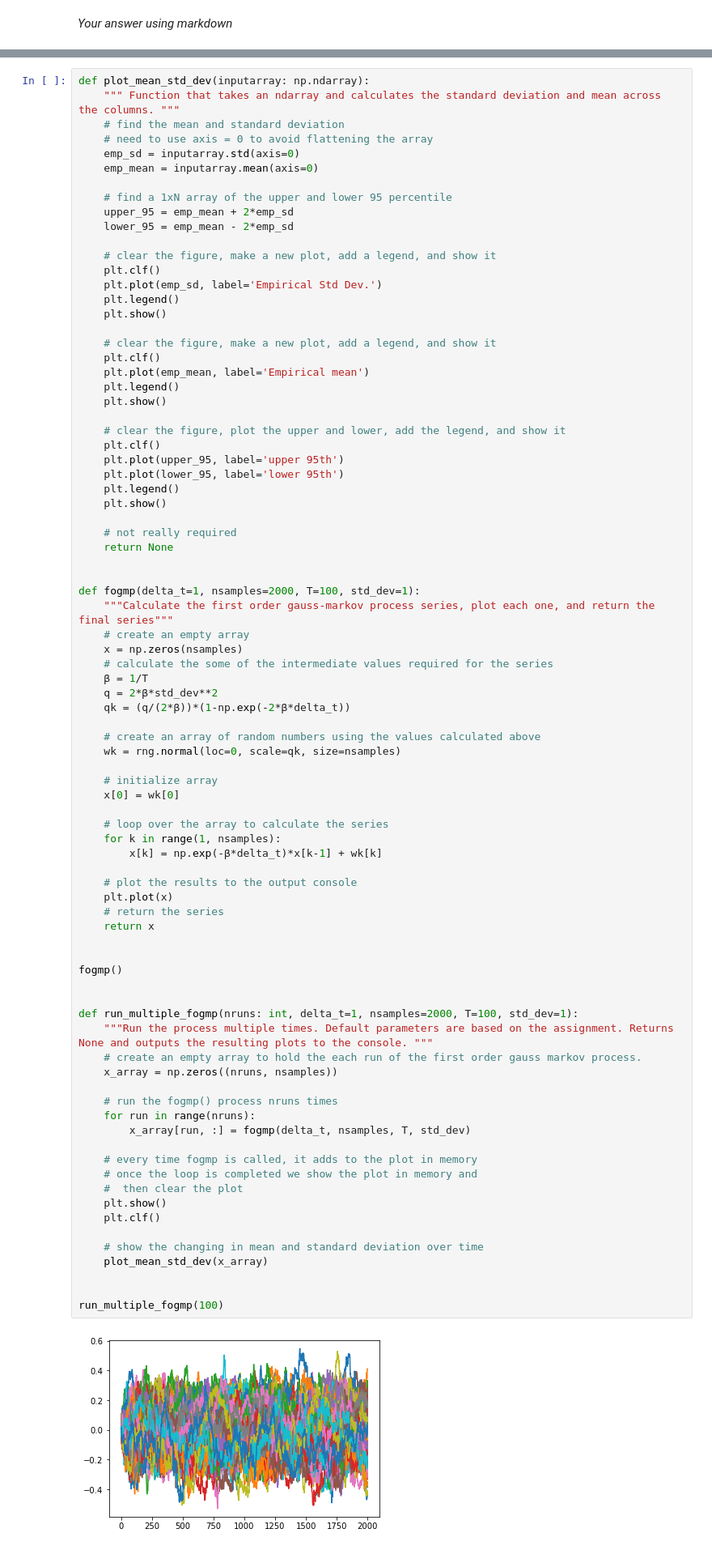
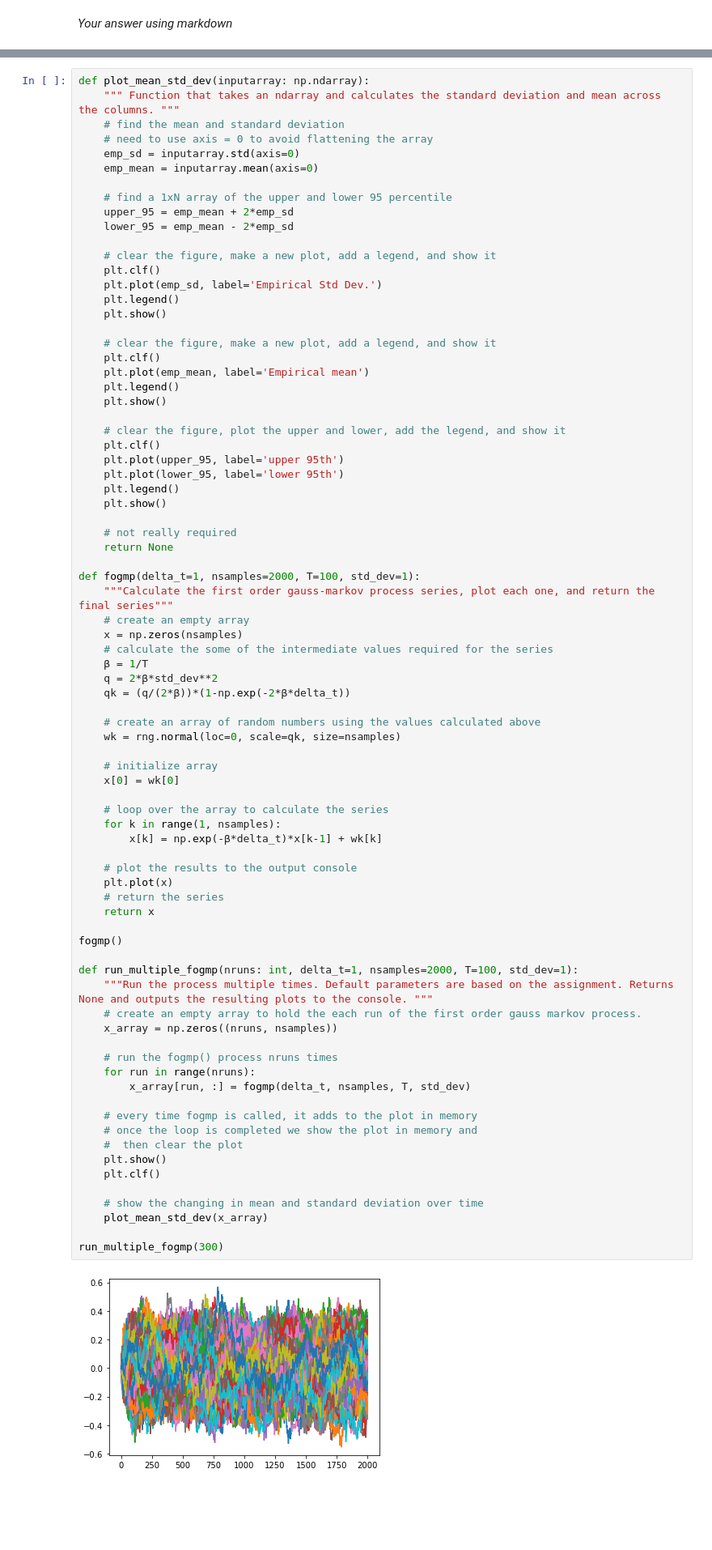
Before and after one commit to mlinds/sim_vis, a Jupyter notebook: assignment1/A1.ipynb, the cells around one changed output, grey strips where cells are left out. Shown at 81% size. Cells and saved outputs as stored; diff of their text form; blank space fills up the shorter version.

```diff
--- a/assignment1/A1.ipynb
+++ b/assignment1/A1.ipynb
@@ -200,7 +192,6 @@ def plot_mean_std_dev(inputarray: np.ndarray):
     # not really required
     return None
 
-
 def fogmp(delta_t=1, nsamples=2000, T=100, std_dev=1):
     """Calculate the first order gauss-markov process series, plot each one, and return the final series"""
     # create an empty array
@@ -219,35 +210,32 @@ def fogmp(delta_t=1, nsamples=2000, T=100, std_dev=1):
     # loop over the array to calculate the series
     for k in range(1, nsamples):
         x[k] = np.exp(-β*delta_t)*x[k-1] + wk[k]
 
     # plot the results to the output console
     plt.plot(x)
     # return the series
     return x
 
-
 fogmp()
-
 
 def run_multiple_fogmp(nruns: int, delta_t=1, nsamples=2000, T=100, std_dev=1):
     """Run the process multiple times. Default parameters are based on the assignment. Returns None and outputs the resulting plots to the console. """
     # create an empty array to hold the each run of the first order gauss markov process.
     x_array = np.zeros((nruns, nsamples))
 
     # run the fogmp() process nruns times
     for run in range(nruns):
         x_array[run, :] = fogmp(delta_t, nsamples, T, std_dev)
 
     # every time fogmp is called, it adds to the plot in memory
     # once the loop is completed we show the plot in memory and
     #  then clear the plot
     plt.show()
     plt.clf()
 
     # show the changing in mean and standard deviation over time
     plot_mean_std_dev(x_array)
 
-
-run_multiple_fogmp(100)
+run_multiple_fogmp(300)
 # %% [output]
-[figure, old version]
+[figure, new version]
```
Also changed, not shown: parts of 4 cells of this notebook.
